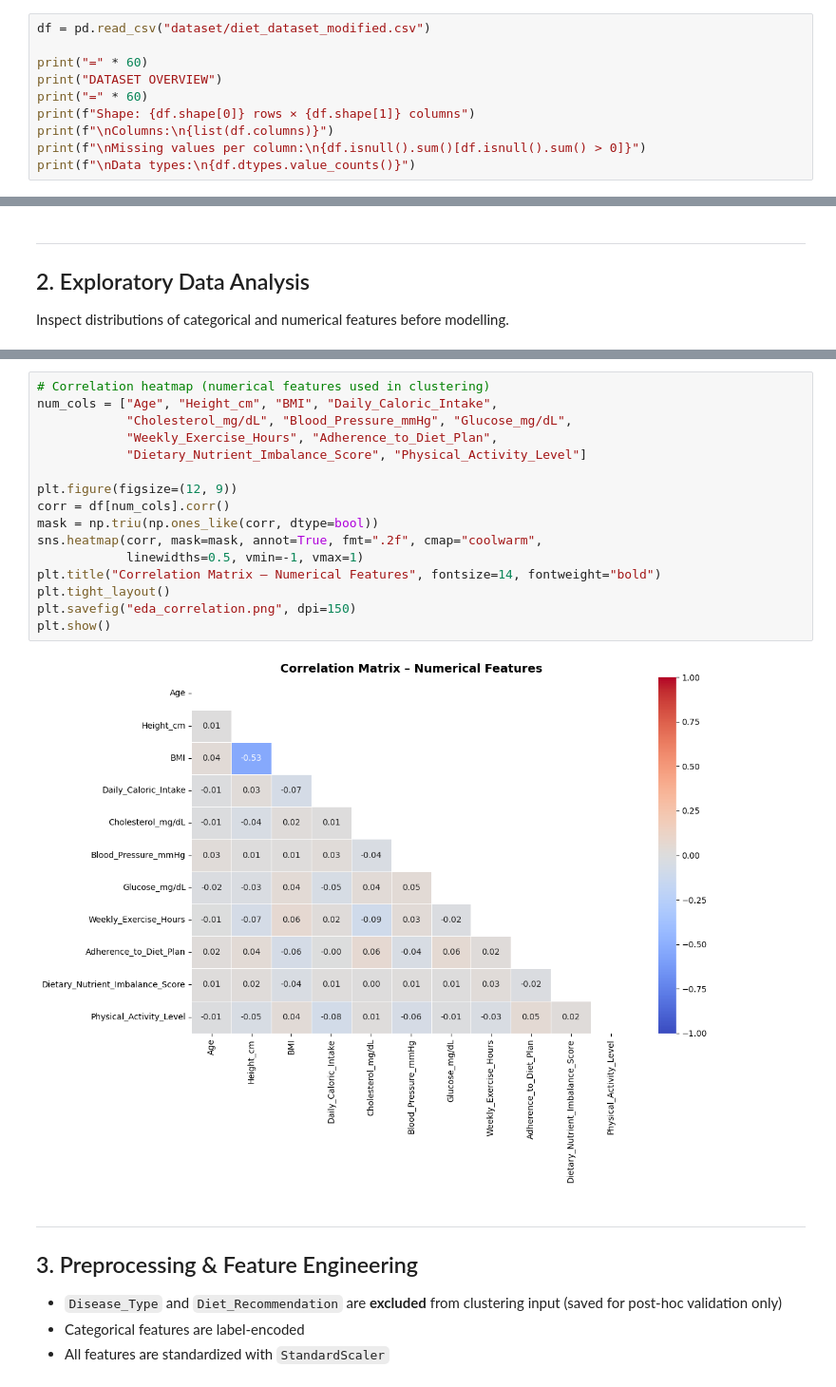
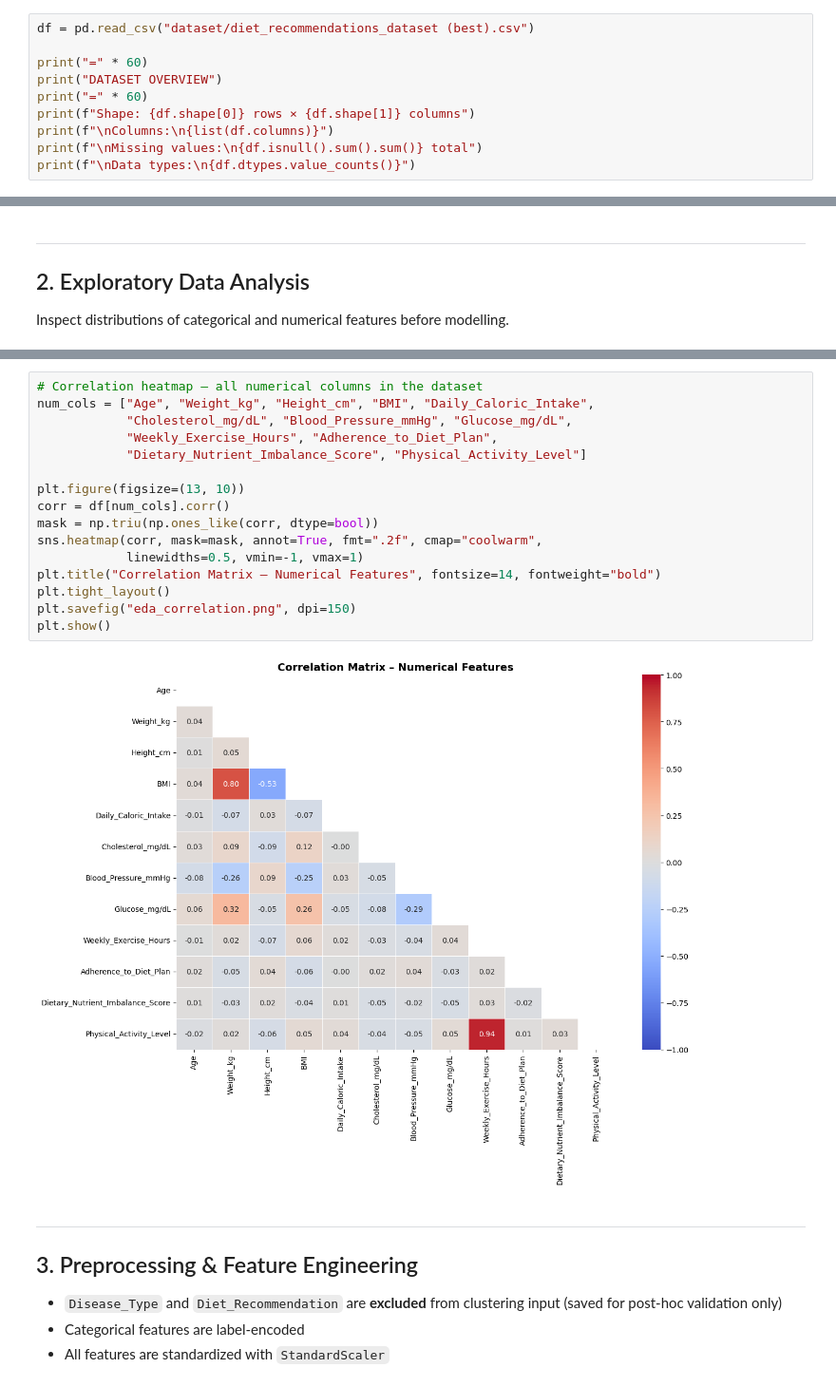
Before and after one commit to Fahad-Nawar/Dietary-analysis, a Jupyter notebook: dietary_analysis.ipynb, the cells around one changed output, grey strips where cells are left out. Shown at 95% size. Saved outputs shown, nothing was run; the diff lists cells and outputs as text.

```diff
--- a/dietary_analysis.ipynb
+++ b/dietary_analysis.ipynb
@@ -33,14 +33,14 @@ from scipy.cluster.hierarchy import dendrogram, linkage
 ---
 ## 1. Load Data
 # %%
-df = pd.read_csv("dataset/diet_dataset_modified.csv")
+df = pd.read_csv("dataset/diet_recommendations_dataset (best).csv")
 
 print("=" * 60)
 print("DATASET OVERVIEW")
 print("=" * 60)
 print(f"Shape: {df.shape[0]} rows × {df.shape[1]} columns")
 print(f"\nColumns:\n{list(df.columns)}")
-print(f"\nMissing values per column:\n{df.isnull().sum()[df.isnull().sum() > 0]}")
+print(f"\nMissing values:\n{df.isnull().sum().sum()} total")
 print(f"\nData types:\n{df.dtypes.value_counts()}")
 # %% [output]
 ============================================================
@@ -120,21 +116,21 @@ Name: count, dtype: int64
 # %%
-# Correlation heatmap (numerical features used in clustering)
-num_cols = ["Age", "Height_cm", "BMI", "Daily_Caloric_Intake",
+# Correlation heatmap — all numerical columns in the dataset
+num_cols = ["Age", "Weight_kg", "Height_cm", "BMI", "Daily_Caloric_Intake",
             "Cholesterol_mg/dL", "Blood_Pressure_mmHg", "Glucose_mg/dL",
             "Weekly_Exercise_Hours", "Adherence_to_Diet_Plan",
             "Dietary_Nutrient_Imbalance_Score", "Physical_Activity_Level"]
 
-plt.figure(figsize=(12, 9))
+plt.figure(figsize=(13, 10))
 corr = df[num_cols].corr()
 mask = np.triu(np.ones_like(corr, dtype=bool))
 sns.heatmap(corr, mask=mask, annot=True, fmt=".2f", cmap="coolwarm",
             linewidths=0.5, vmin=-1, vmax=1)
 plt.title("Correlation Matrix – Numerical Features", fontsize=14, fontweight="bold")
 plt.tight_layout()
 plt.savefig("eda_correlation.png", dpi=150)
 plt.show()
 # %% [output]
-[figure, old version]
+[figure, new version]
 # %% [markdown]
 ---
 ## 3. Preprocessing & Feature Engineering
```
Also changed, not shown: parts of 11 cells of this notebook, 9 other files.
